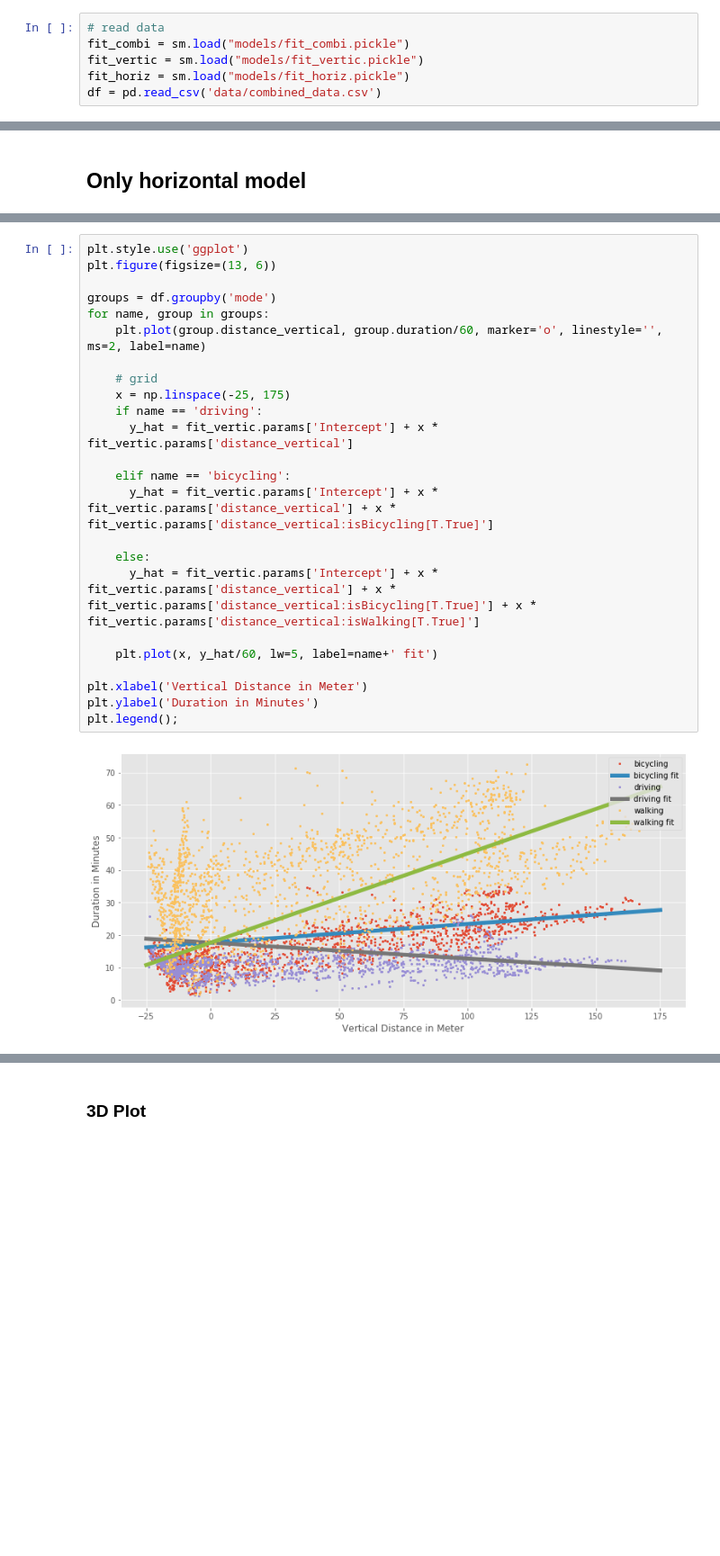
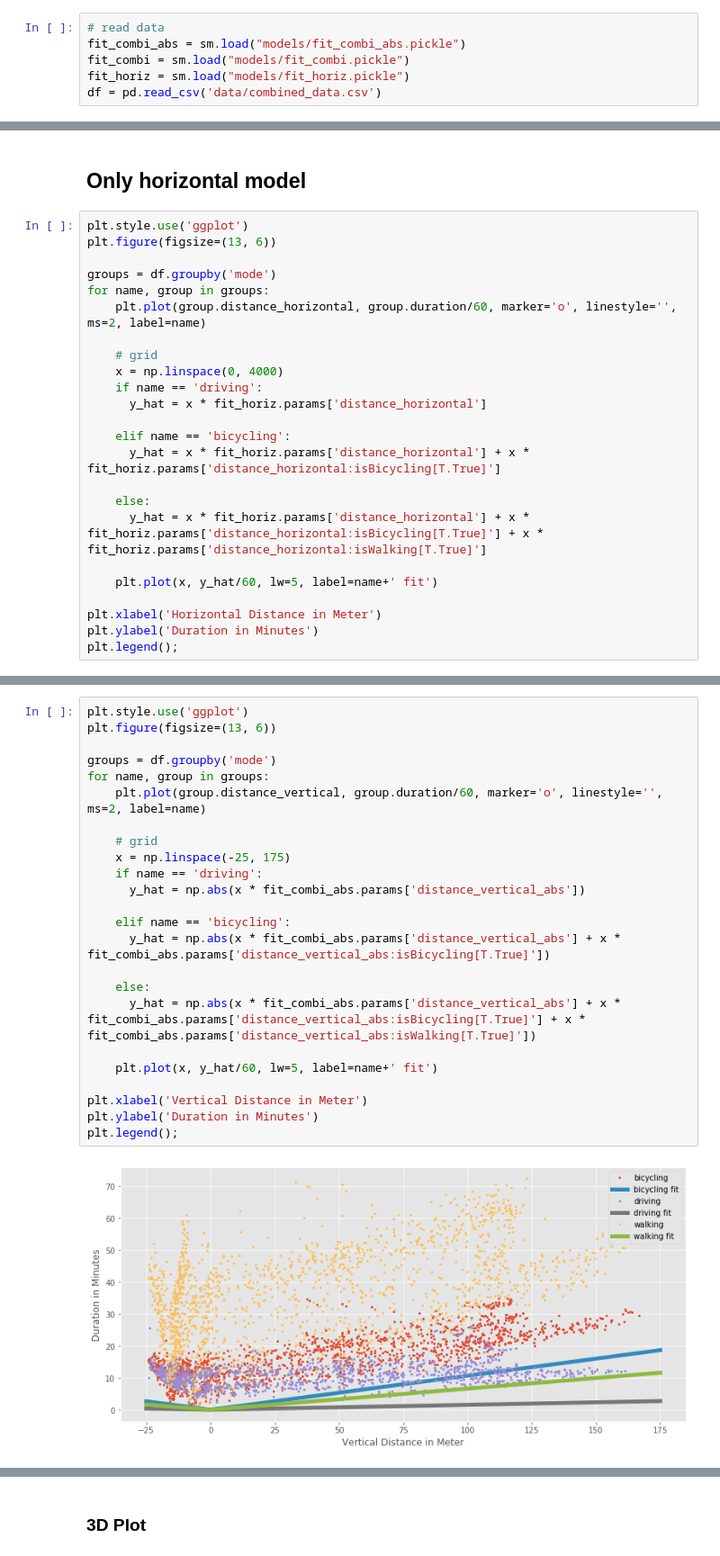
Before and after one commit to JDihlmann/isomap, a Jupyter notebook: 05_RegressionPlots.ipynb, the cells around one changed output, grey strips where cells are left out. Shown at 90% size. Drawn from its saved outputs; the diff is of its cells as text; blank space fills up the shorter version.

Commit message:
feat: New models

```diff
--- a/05_RegressionPlots.ipynb
+++ b/05_RegressionPlots.ipynb
@@ -13,7 +13,7 @@ import plotly.express as px
 import plotly.graph_objects as go
 # %%
 # read data
+fit_combi_abs = sm.load("models/fit_combi_abs.pickle")
 fit_combi = sm.load("models/fit_combi.pickle")
-fit_vertic = sm.load("models/fit_vertic.pickle")
 fit_horiz = sm.load("models/fit_horiz.pickle")
 df = pd.read_csv('data/combined_data.csv')
@@ -48,2 +20,26 @@ plt.legend();
 # %% [markdown]
 ## Only horizontal model
+# %%
+plt.style.use('ggplot')
+plt.figure(figsize=(13, 6))
+
+groups = df.groupby('mode')
+for name, group in groups:
+    plt.plot(group.distance_horizontal, group.duration/60, marker='o', linestyle='', ms=2, label=name)
+
+    # grid
+    x = np.linspace(0, 4000)
+    if name == 'driving':
+      y_hat = x * fit_horiz.params['distance_horizontal']
+
+    elif name == 'bicycling':
+      y_hat = x * fit_horiz.params['distance_horizontal'] + x * fit_horiz.params['distance_horizontal:isBicycling[T.True]']
+
+    else:
+      y_hat = x * fit_horiz.params['distance_horizontal'] + x * fit_horiz.params['distance_horizontal:isBicycling[T.True]'] + x * fit_horiz.params['distance_horizontal:isWalking[T.True]']
+
+    plt.plot(x, y_hat/60, lw=5, label=name+' fit')
+
+plt.xlabel('Horizontal Distance in Meter')
+plt.ylabel('Duration in Minutes')
+plt.legend();
@@ -50,26 +50,26 @@ plt.legend();
 # %%
 plt.style.use('ggplot')
 plt.figure(figsize=(13, 6))
 
 groups = df.groupby('mode')
 for name, group in groups:
     plt.plot(group.distance_vertical, group.duration/60, marker='o', linestyle='', ms=2, label=name)
 
     # grid
     x = np.linspace(-25, 175)
     if name == 'driving':
-      y_hat = fit_vertic.params['Intercept'] + x * fit_vertic.params['distance_vertical']
+      y_hat = np.abs(x * fit_combi_abs.params['distance_vertical_abs'])
 
     elif name == 'bicycling':
-      y_hat = fit_vertic.params['Intercept'] + x * fit_vertic.params['distance_vertical'] + x * fit_vertic.params['distance_vertical:isBicycling[T.True]']
+      y_hat = np.abs(x * fit_combi_abs.params['distance_vertical_abs'] + x * fit_combi_abs.params['distance_vertical_abs:isBicycling[T.True]'])
 
     else:
-      y_hat = fit_vertic.params['Intercept'] + x * fit_vertic.params['distance_vertical'] + x * fit_vertic.params['distance_vertical:isBicycling[T.True]'] + x * fit_vertic.params['distance_vertical:isWalking[T.True]']
+      y_hat = np.abs(x * fit_combi_abs.params['distance_vertical_abs'] + x * fit_combi_abs.params['distance_vertical_abs:isBicycling[T.True]'] + x * fit_combi_abs.params['distance_vertical_abs:isWalking[T.True]'])
 
     plt.plot(x, y_hat/60, lw=5, label=name+' fit')
 
 plt.xlabel('Vertical Distance in Meter')
 plt.ylabel('Duration in Minutes')
 plt.legend();
 # %% [output]
-[figure, old version]
+[figure, new version]
```
Also changed, not shown: parts of 13 cells of this notebook, 8 other files.
